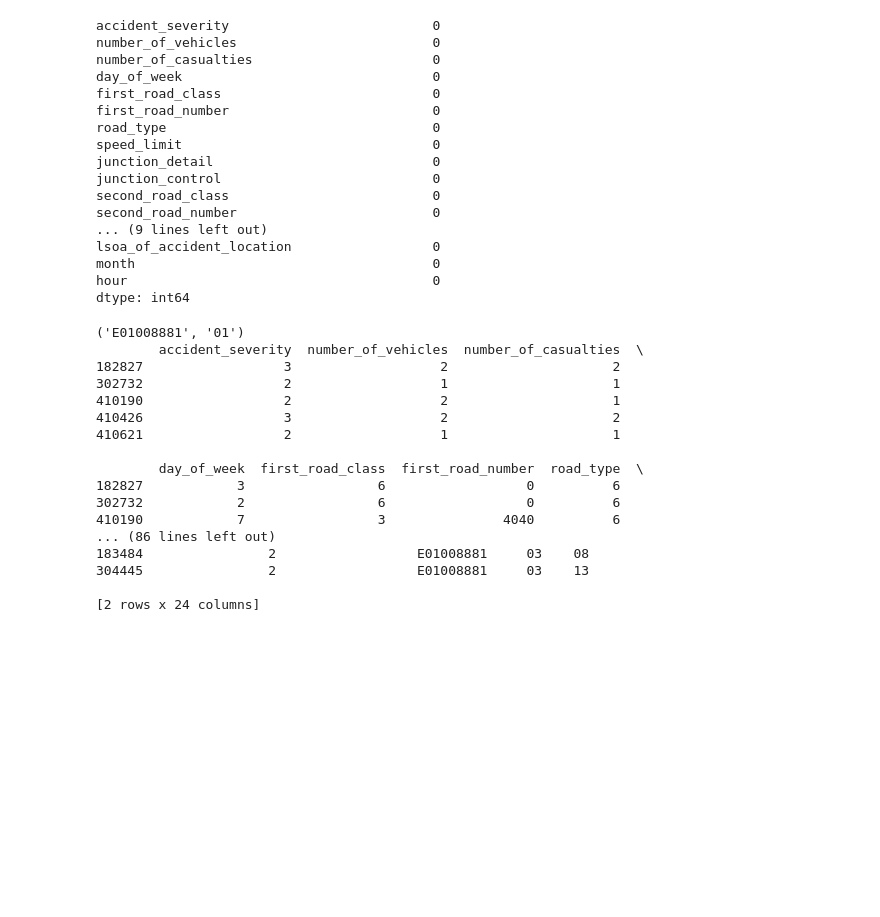
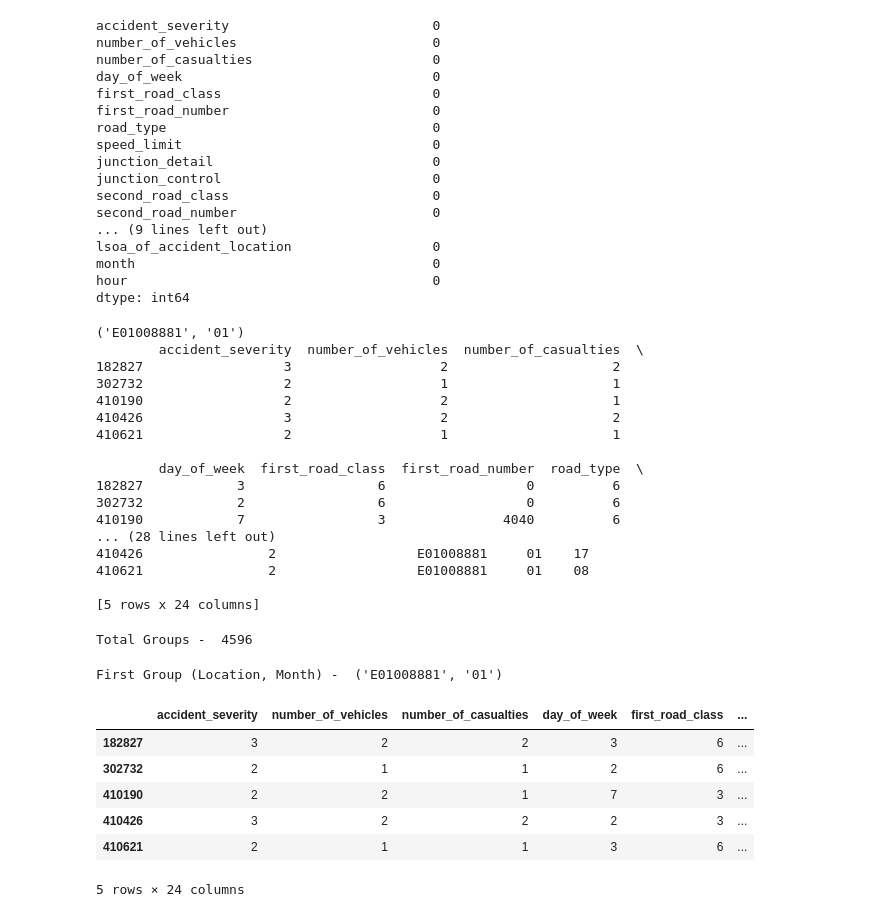
Before and after one commit to AliAkolade/RoadSafetyDataAnalysis, a Jupyter notebook: RoadSafetyDataAnalysis.ipynb, the cells around one changed output. Cells and saved outputs as stored; diff of their text form; code cells hidden in the pictures; blank space fills up the shorter version.

Commit message:
complete data prep

```diff
--- a/RoadSafetyDataAnalysis.ipynb
+++ b/RoadSafetyDataAnalysis.ipynb
@@ -66,7 +67,10 @@ df_accident.head()
 5 rows × 36 columns
 # %%
 # Deleting Unused Columns
-df_accident.drop(["accident_index", "accident_reference", "accident_year", "police_force", "did_police_officer_attend_scene_of_accident", "location_easting_osgr", "location_northing_osgr", "local_authority_district", "local_authority_highway", "local_authority_ons_district", "longitude", "latitude"], axis=1, inplace=True)
+df_accident.drop(["accident_index", "accident_reference", "accident_year", "police_force",
+                  "did_police_officer_attend_scene_of_accident", "location_easting_osgr", "location_northing_osgr",
+                  "local_authority_district", "local_authority_highway", "local_authority_ons_district", "longitude",
+                  "latitude"], axis=1, inplace=True)
 df_accident.head()
 # %% [output]
 |  | accident_severity | number_of_vehicles | number_of_casualties | date | day_of_week | time | ... |
@@ -133,13 +137,13 @@ df_accident.drop_duplicates(inplace=True)
 # Grouping Data By Location (LSOA) & Month
 group_df = df_accident.groupby(["lsoa_of_accident_location", "month"])
 
-# Display First 5 Groups
+# Display First Groups
 i = 0
-for group,data in group_df:
-    if i<5:
+for group, data in group_df:
+    if i < 1:
         print(group)
         print(data.head())
-        i+=1
+        i += 1
 # %% [output]
 ('E01008881', '01')
         accident_severity  number_of_vehicles  number_of_casualties  \
@@ -153,8 +157,30 @@ for group,data in group_df:
 182827            3                 6                  0          6
 302732            2                 6                  0          6
 410190            7                 3               4040          6
-... (86 lines left out)
-183484                2                  E01008881     03    08
-304445                2                  E01008881     03    13
+... (28 lines left out)
+410426                2                  E01008881     01    17
+410621                2                  E01008881     01    08
 
-[2 rows x 24 columns]
+[5 rows x 24 columns]
+# %%
+# Grouping Data By Location (LSOA) & Month
+group_df = df_accident.groupby(["lsoa_of_accident_location", "month"])
+print("Total Groups - ", len(group_df))
+# %% [output]
+Total Groups -  4596
+# %%
+# Display First Group
+for group, data in group_df:
+    print("First Group (Location, Month) - ", group)
+    df_first = data
+    break
+df_first.head()
+# %% [output]
+First Group (Location, Month) -  ('E01008881', '01')
+|  | accident_severity | number_of_vehicles | number_of_casualties | day_of_week | first_road_class | ... |
+| 182827 | 3 | 2 | 2 | 3 | 6 | ... |
+| 302732 | 2 | 1 | 1 | 2 | 6 | ... |
+| 410190 | 2 | 2 | 1 | 7 | 3 | ... |
+| 410426 | 3 | 2 | 2 | 2 | 3 | ... |
+| 410621 | 2 | 1 | 1 | 3 | 6 | ... |
+5 rows × 24 columns
```
Also changed, not shown: parts of 6 cells of this notebook.
